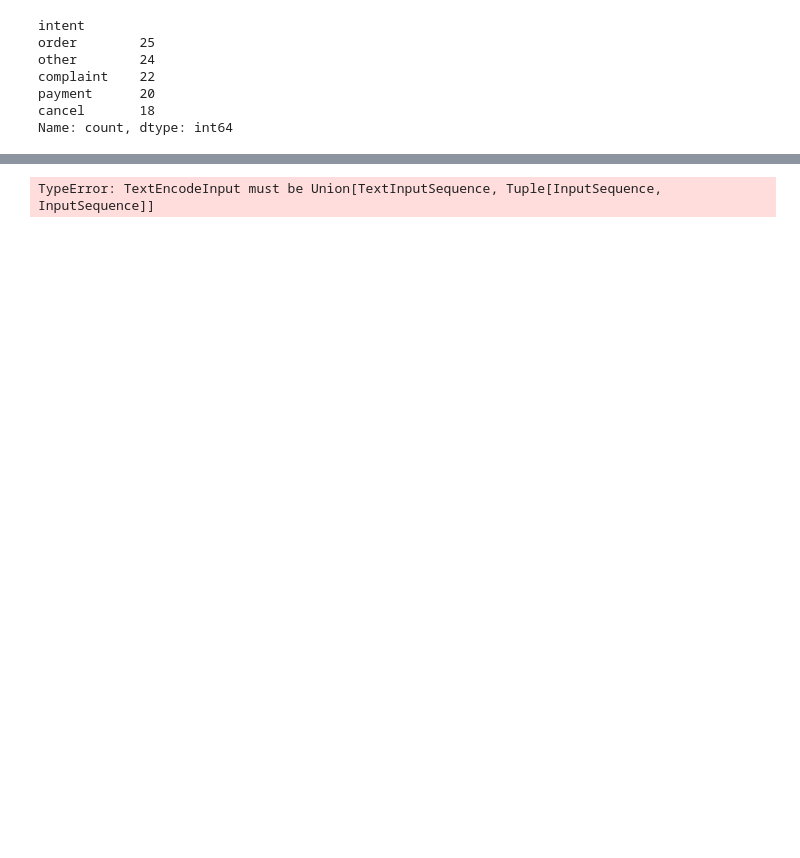
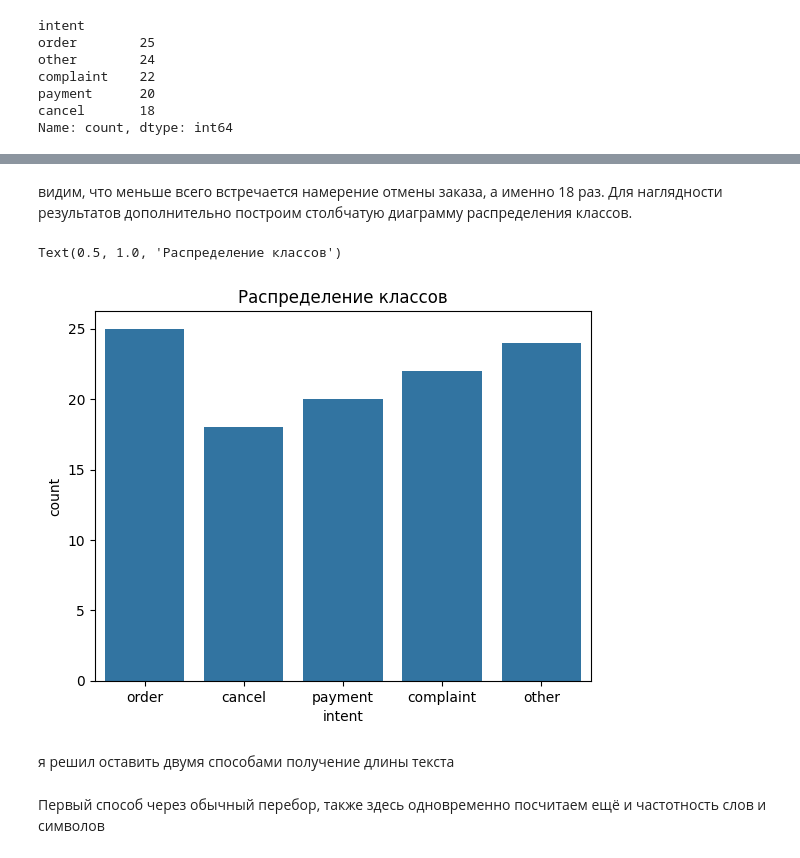
Before and after one commit to ColaChanel/classification_food, a Jupyter notebook: classification_task.ipynb, the cells around one changed output, grey strips where cells are left out. Saved outputs shown, nothing was run; the diff lists cells and outputs as text; code cells hidden in the pictures; blank space fills up the shorter version.

```diff
--- a/classification_task.ipynb
+++ b/classification_task.ipynb
@@ -41,0 +26,4 @@ df.describe()
+# %%
+# Загружаем датасет для изучения
+df = pd.read_csv("intent_dataset.csv")
+df
@@ -453,4 +86,12 @@ x_list =x.tolist()
-# %%
-X =  tokenizer.encode(x_list)
-# %% [output]
-TypeError: TextEncodeInput must be Union[TextInputSequence, Tuple[InputSequence, InputSequence]]
+# %% [markdown]
+видим, что меньше всего встречается намерение отмены заказа, а именно 18 раз. Для наглядности результатов дополнительно построим столбчатую диаграмму распределения классов.
+# %%
+sns.countplot(x='intent', data=df)
+plt.title('Распределение классов')
+# %% [output]
+Text(0.5, 1.0, 'Распределение классов')
+[figure, added]
+# %% [markdown]
+я решил оставить двумя способами получение длины текста
+# %% [markdown]
+Первый способ через обычный перебор, также здесь одновременно посчитаем ещё и частотность слов и символов
```
Also changed, not shown: parts of 125 cells of this notebook, 14 other files.
